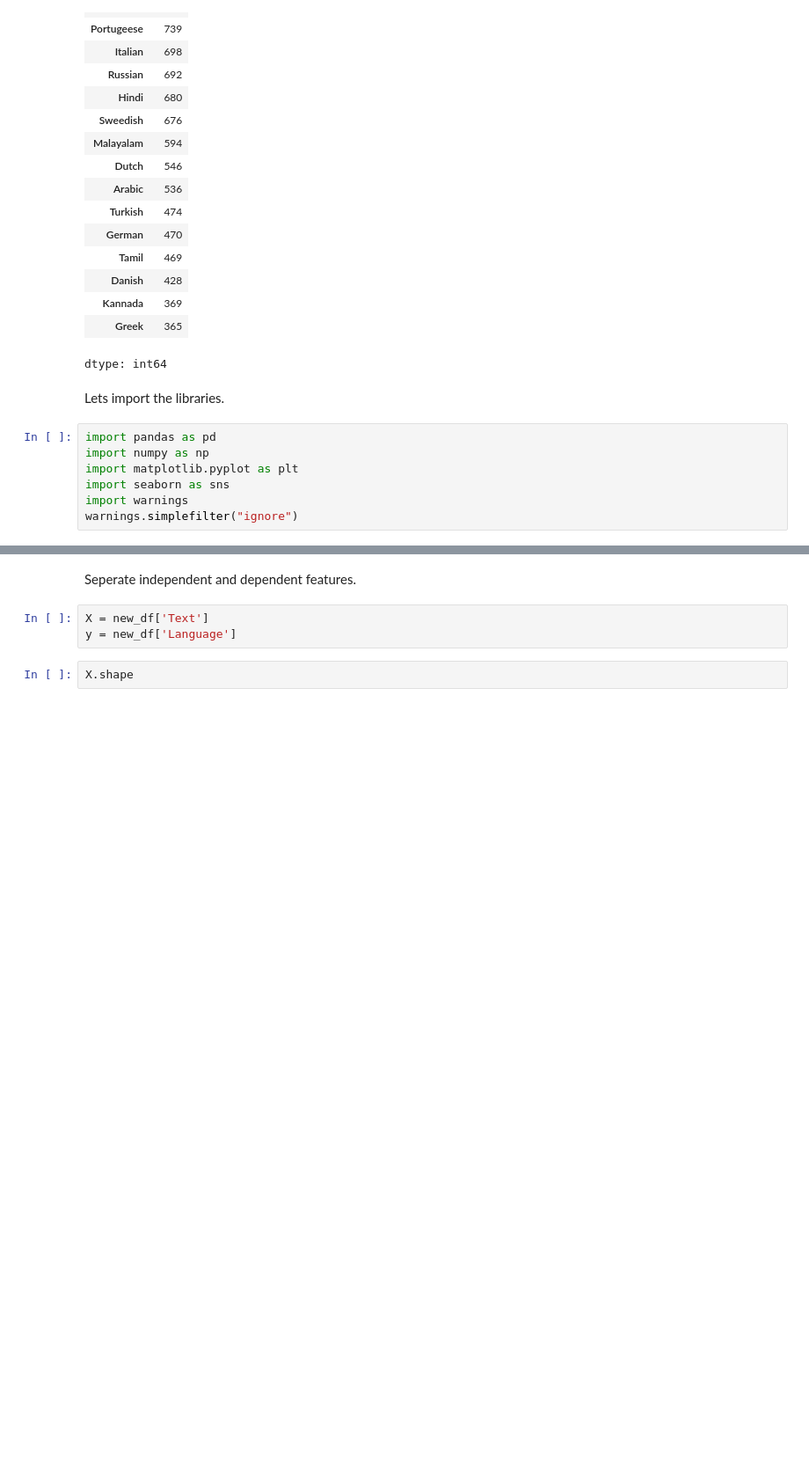
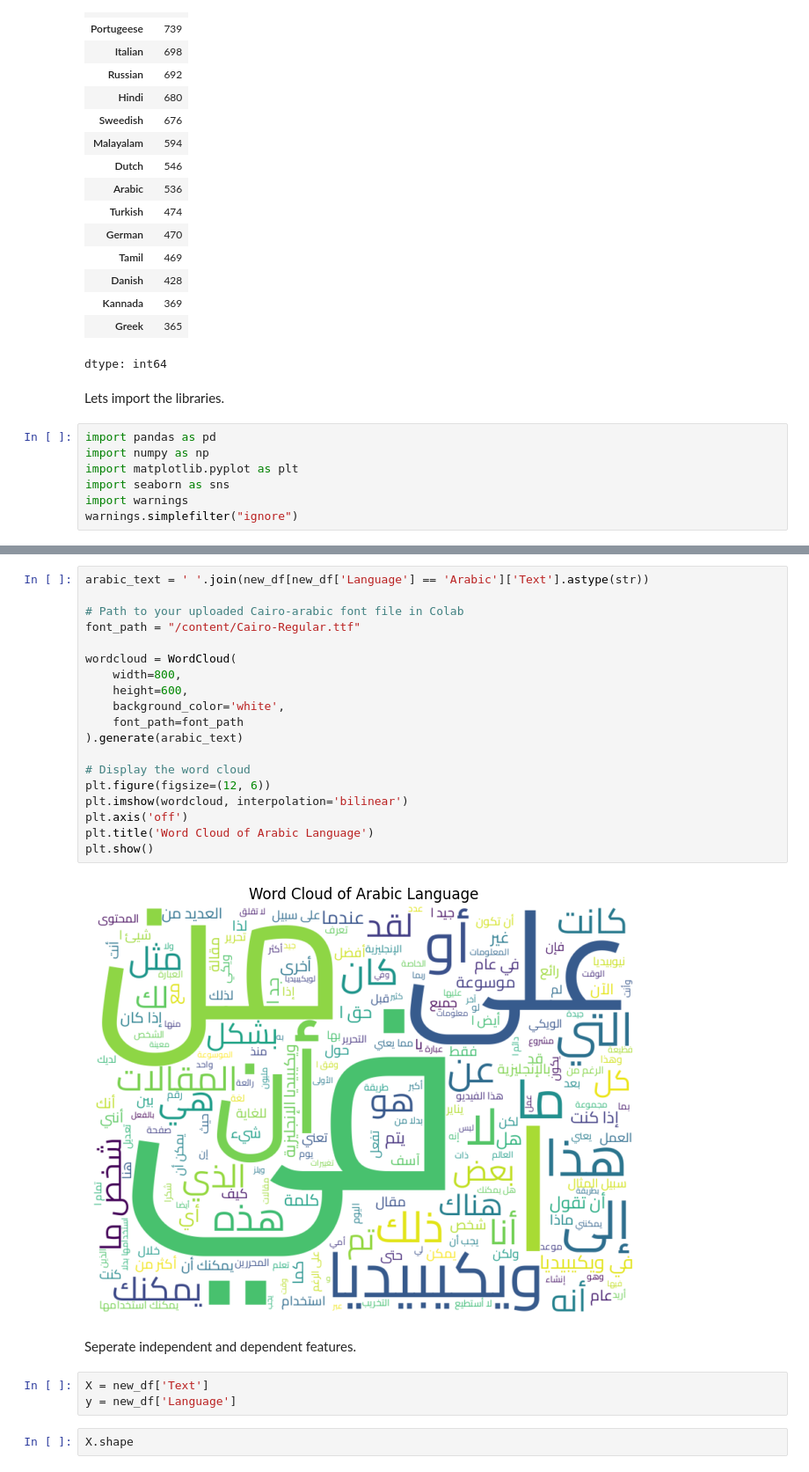
Before and after one commit to Abhilitcode/LanguageBuddy, a Jupyter notebook: LingoDetection.ipynb, the cells around one changed output, grey strips where cells are left out. Shown at 88% size. Saved outputs shown, nothing was run; the diff lists cells and outputs as text; blank space fills up the shorter version.

```diff
--- a/LingoDetection.ipynb
+++ b/LingoDetection.ipynb
@@ -352,3 +460,24 @@ warnings.simplefilter("ignore")
+# %%
+arabic_text = ' '.join(new_df[new_df['Language'] == 'Arabic']['Text'].astype(str))
+
+# Path to your uploaded Cairo-arabic font file in Colab
+font_path = "/content/Cairo-Regular.ttf"
+
+wordcloud = WordCloud(
+    width=800,
+    height=600,
+    background_color='white',
+    font_path=font_path
+).generate(arabic_text)
+
+# Display the word cloud
+plt.figure(figsize=(12, 6))
+plt.imshow(wordcloud, interpolation='bilinear')
+plt.axis('off')
+plt.title('Word Cloud of Arabic Language')
+plt.show()
+# %% [output]
+[figure, added]
 # %% [markdown]
 Seperate independent and dependent features.
 # %%
```
Also changed, not shown: parts of 13 cells of this notebook.
